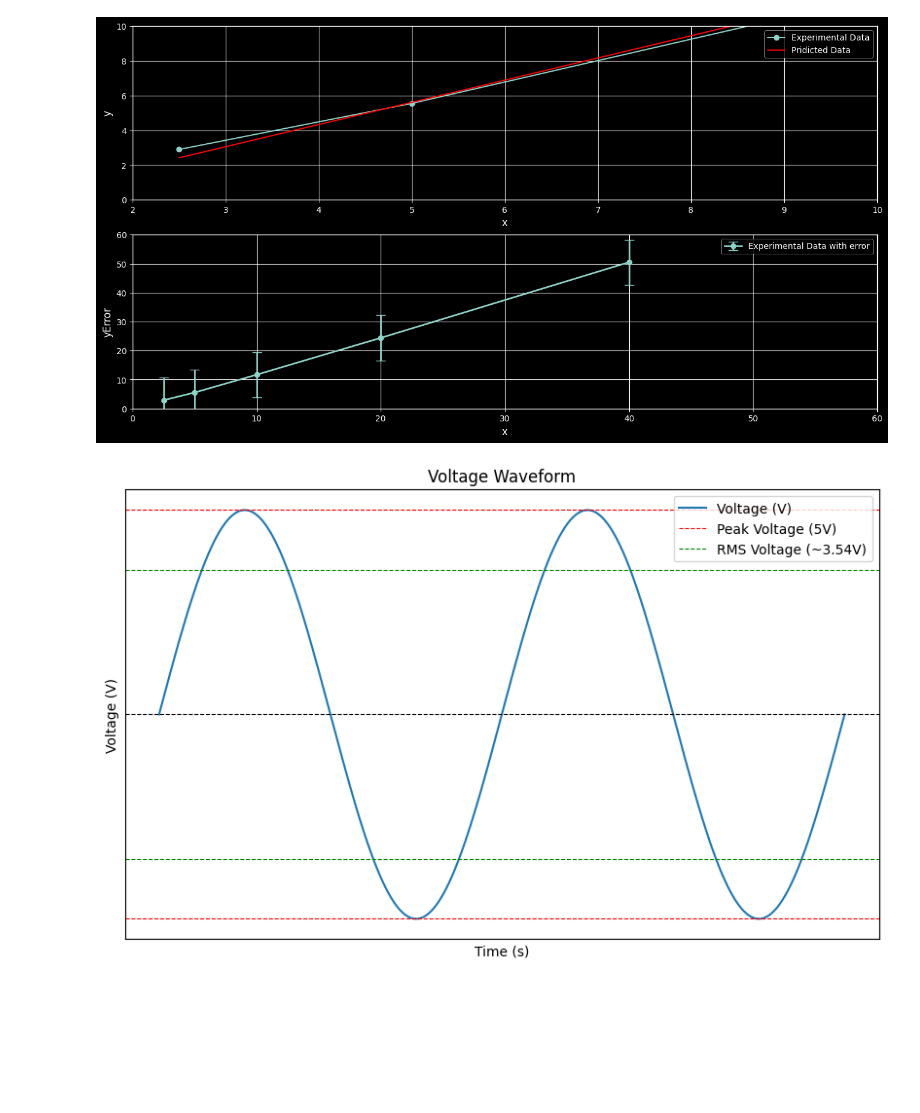
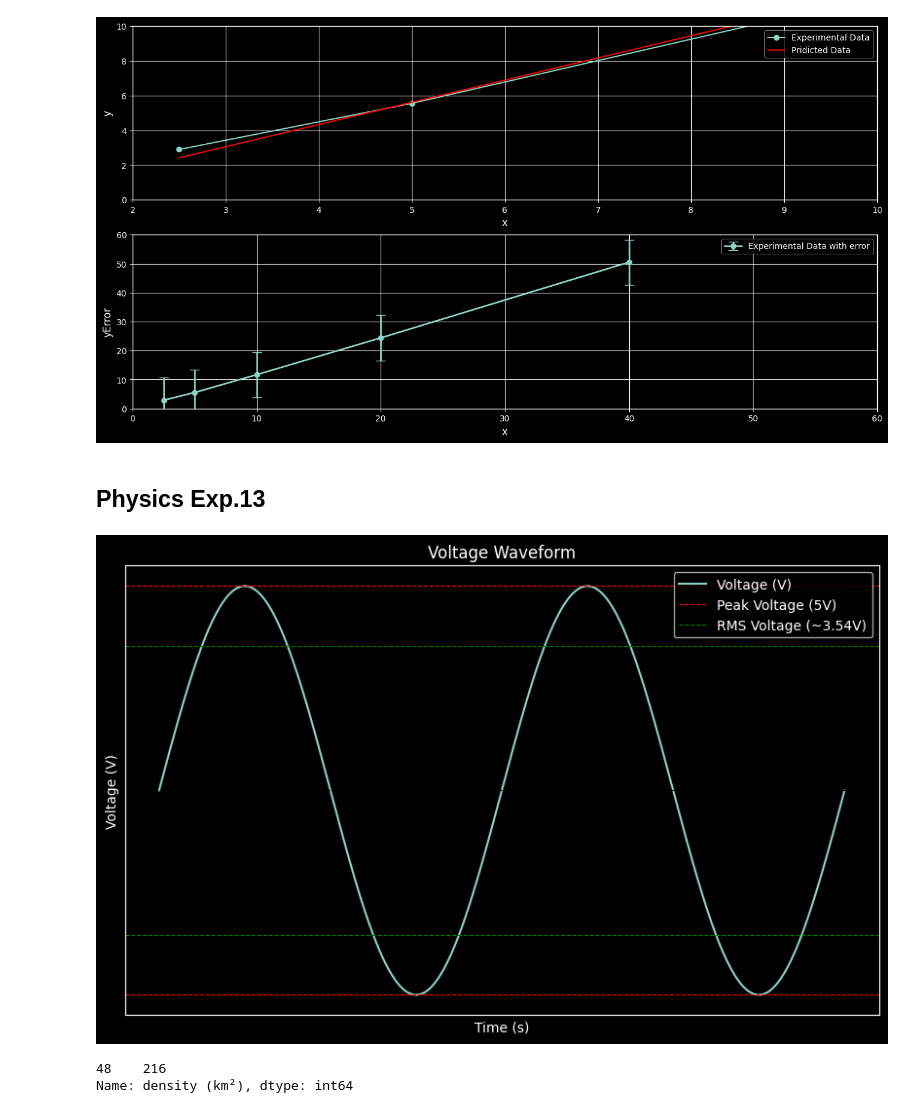
Before and after one commit to jsdhami/Python-For-Research, a Jupyter notebook: Matplotlib_Advanced.ipynb, the cells around one changed output. Saved outputs shown, nothing was run; the diff lists cells and outputs as text; code cells hidden in the pictures; blank space fills up the shorter version.

```diff
--- a/Matplotlib_Advanced.ipynb
+++ b/Matplotlib_Advanced.ipynb
@@ -38,6 +36,7 @@ df.head(10)
 | 8 | 9 | RUS | Russia | Europe | 144444359 | 144713314 | 145617329 | ... |
 | 9 | 10 | MEX | Mexico | North America | 128455567 | 127504125 | 125998302 | ... |
 # %%
+plt.style.use('dark_background')
 z = df['2022 population'].head(10)
 w = df['area (km²)'].head(10)
 
@@ -198,33 +198,44 @@ ax[1].set_xlim(0, 60)
 plt.show()
 # %% [output]
 [figure]
+# %% [markdown]
+## **Physics Exp.13**
 # %%
 # Given data for the example
 frequency = 600  # Hz
 peak_voltage = 5  # Volts
+
 period = 1 / frequency  # seconds
 time = np.linspace(0, 2 * period, 1555)  # two cycles for better visualization
 
 # Calculate the waveform
 voltage = peak_voltage * np.sin(2 * np.pi * frequency * time)
 
 # Plot the waveform
 fig, ax = plt.subplots(figsize=(10, 6))
 ax.plot(time, voltage, label='Voltage (V)')
 
 ax.set_title('Voltage Waveform')
 ax.set_xlabel('Time (s)')
 ax.set_ylabel('Voltage (V)')
-ax.grid(True)
+
 ax.axhline(y=0, color='k', linestyle='--', linewidth=0.8)
 ax.axhline(y=peak_voltage, color='r', linestyle='--', linewidth=0.8, label='Peak Voltage (5V)')
 ax.axhline(y=-peak_voltage, color='r', linestyle='--', linewidth=0.8)
 ax.axhline(y=peak_voltage/np.sqrt(2), color='g', linestyle='--', linewidth=0.8, label='RMS Voltage (~3.54V)')
 ax.axhline(y=-peak_voltage/np.sqrt(2), color='g', linestyle='--', linewidth=0.8)
+
 ax.legend()
 ax.set_xticks([])
 ax.set_yticks([])
 
+# show plot
 plt.show()
 # %% [output]
-[figure, old version]
+[figure, new version]
+# %%
+nepal = df[df['country'] == 'Nepal']
+nepal['density (km²)']
+# %% [output]
+48    216
+Name: density (km²), dtype: int64
```
Also changed, not shown: parts of 21 cells of this notebook.
